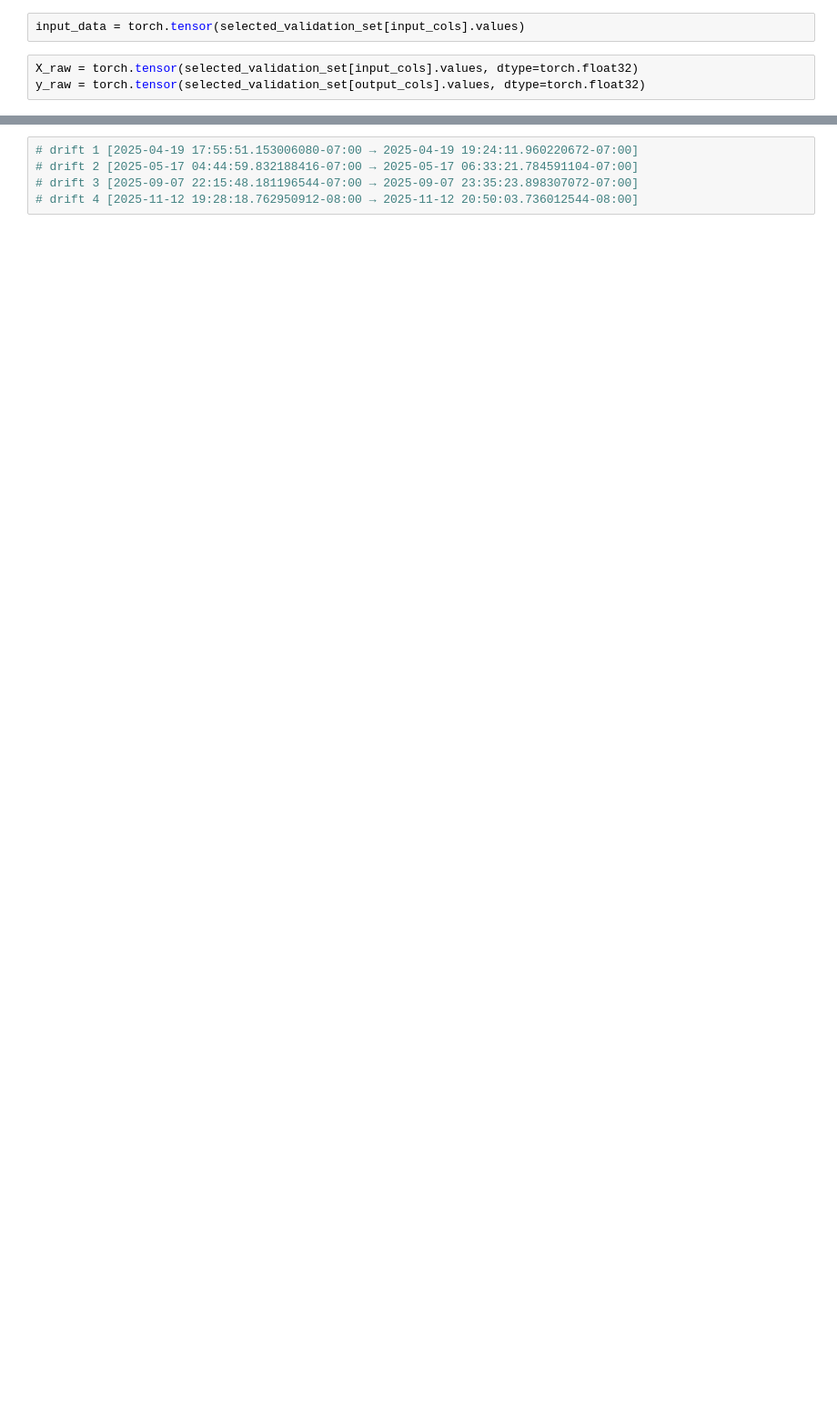
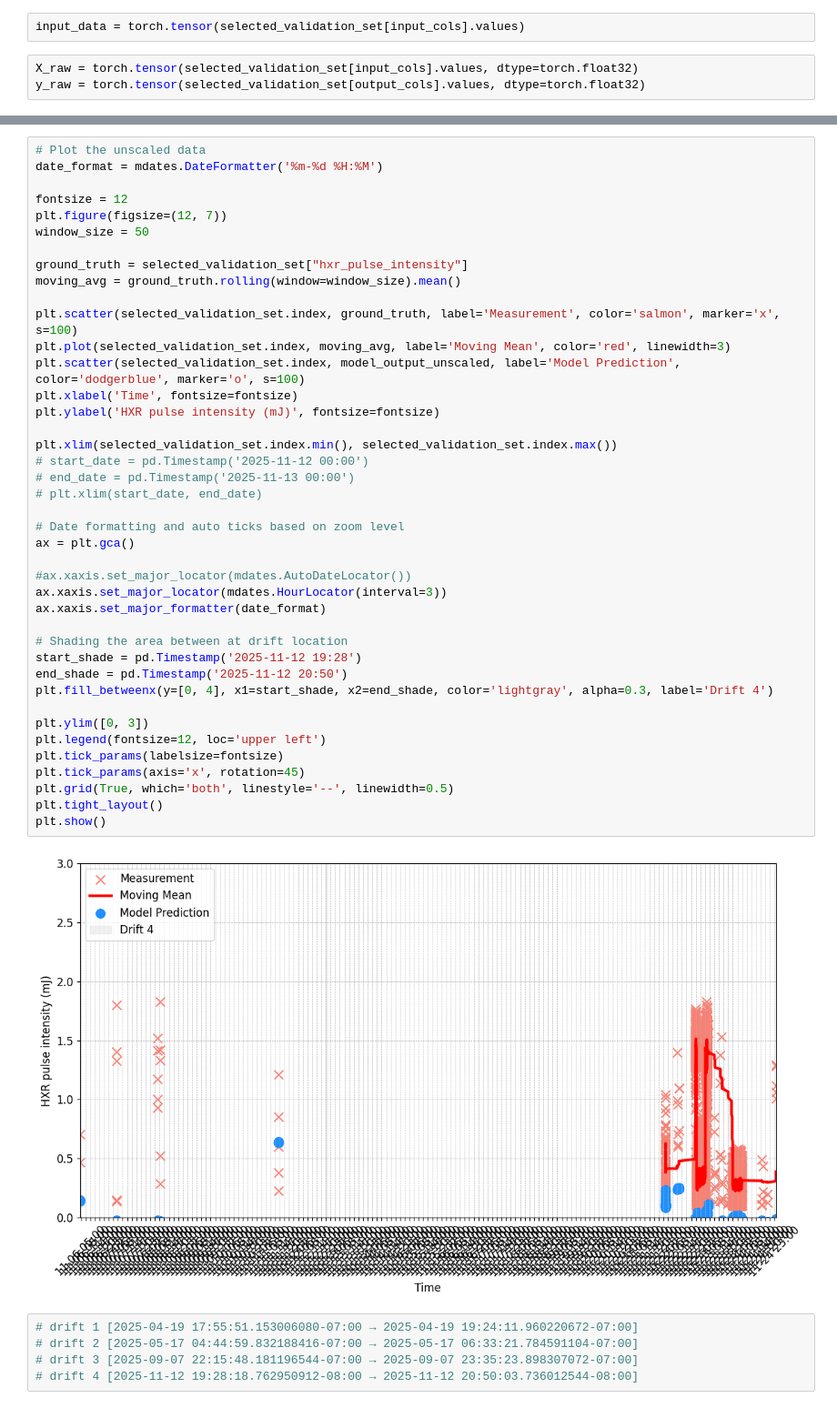
Before and after one commit to AI-ModCon/BaseSIM_APEIRON, a Jupyter notebook: examples/slac_fel/plot_data.ipynb, the cells around one changed output, grey strips where cells are left out. Shown at 91% size. Cells and saved outputs as stored; diff of their text form; blank space fills up the shorter version.

```diff
--- a/examples/slac_fel/plot_data.ipynb
+++ b/examples/slac_fel/plot_data.ipynb
@@ -139,3 +194,46 @@ plt.show()
+# %%
+# Plot the unscaled data
+date_format = mdates.DateFormatter('%m-%d %H:%M')
+
+fontsize = 12
+plt.figure(figsize=(12, 7))
+window_size = 50
+
+ground_truth = selected_validation_set["hxr_pulse_intensity"]
+moving_avg = ground_truth.rolling(window=window_size).mean()
+
+plt.scatter(selected_validation_set.index, ground_truth, label='Measurement', color='salmon', marker='x', s=100)
+plt.plot(selected_validation_set.index, moving_avg, label='Moving Mean', color='red', linewidth=3)
+plt.scatter(selected_validation_set.index, model_output_unscaled, label='Model Prediction', color='dodgerblue', marker='o', s=100)
+plt.xlabel('Time', fontsize=fontsize)
+plt.ylabel('HXR pulse intensity (mJ)', fontsize=fontsize)
+
+plt.xlim(selected_validation_set.index.min(), selected_validation_set.index.max())
+# start_date = pd.Timestamp('2025-11-12 00:00')
+# end_date = pd.Timestamp('2025-11-13 00:00')
+# plt.xlim(start_date, end_date)
+
+# Date formatting and auto ticks based on zoom level
+ax = plt.gca()
+
+#ax.xaxis.set_major_locator(mdates.AutoDateLocator())
+ax.xaxis.set_major_locator(mdates.HourLocator(interval=3))
+ax.xaxis.set_major_formatter(date_format)
+
+# Shading the area between at drift location
+start_shade = pd.Timestamp('2025-11-12 19:28')
+end_shade = pd.Timestamp('2025-11-12 20:50')
+plt.fill_betweenx(y=[0, 4], x1=start_shade, x2=end_shade, color='lightgray', alpha=0.3, label='Drift 4')
+
+plt.ylim([0, 3])
+plt.legend(fontsize=12, loc='upper left')
+plt.tick_params(labelsize=fontsize)
+plt.tick_params(axis='x', rotation=45)
+plt.grid(True, which='both', linestyle='--', linewidth=0.5)
+plt.tight_layout()
+plt.show()
+# %% [output]
+[figure, added]
 # %%
 # drift 1 [2025-04-19 17:55:51.153006080-07:00 → 2025-04-19 19:24:11.960220672-07:00]
 # drift 2 [2025-05-17 04:44:59.832188416-07:00 → 2025-05-17 06:33:21.784591104-07:00]
```
Also changed, not shown: parts of 13 cells of this notebook, 1 other file.
